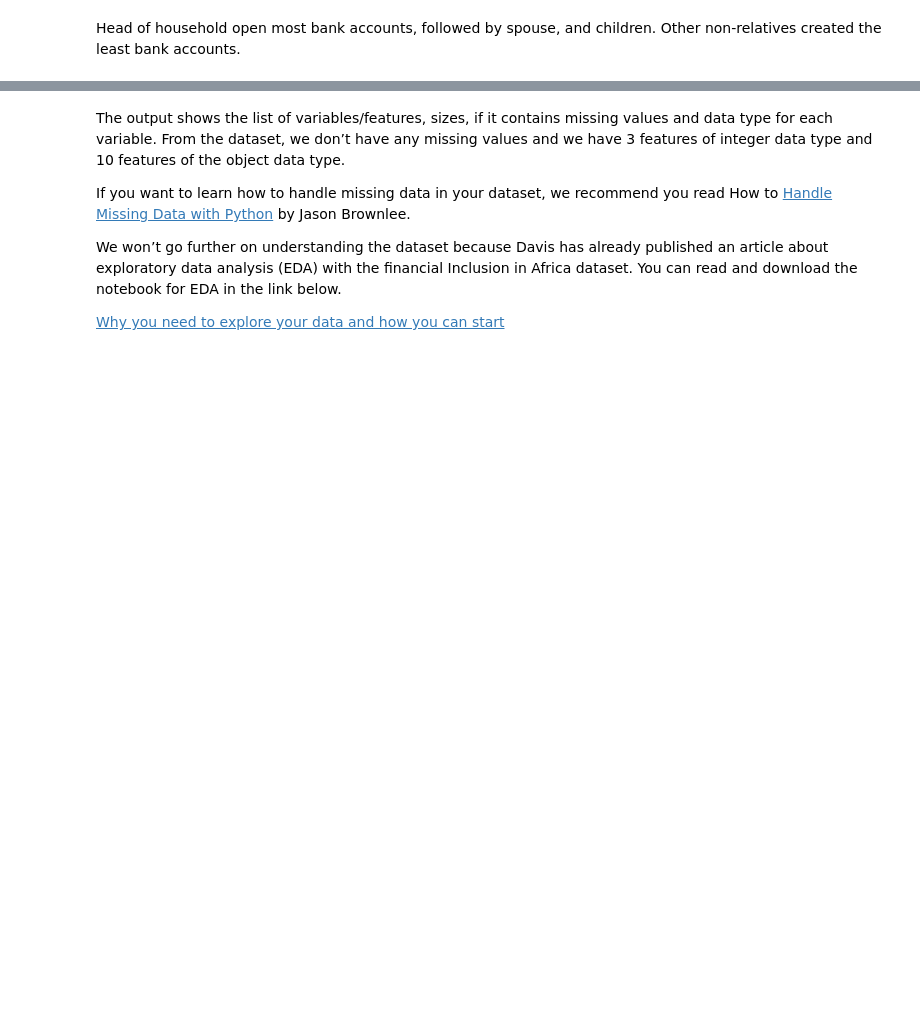
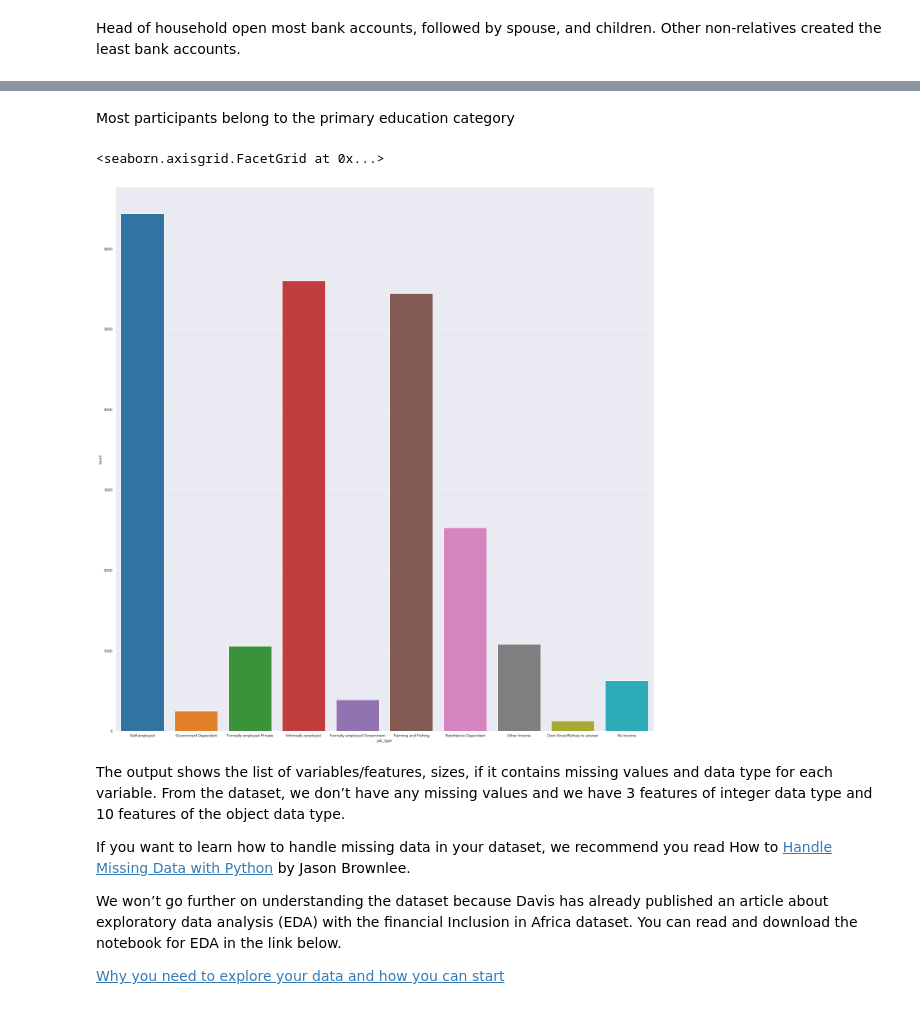
Before and after one commit to Eben-Success/ML_Financial_Inclusion_In_Africa, a Jupyter notebook: StarterNotebook.ipynb, the cells around one changed output, grey strips where cells are left out. Saved outputs shown, nothing was run; the diff lists cells and outputs as text; code cells hidden in the pictures; blank space fills up the shorter version.

```diff
--- a/StarterNotebook.ipynb
+++ b/StarterNotebook.ipynb
@@ -202,5 +252,10 @@ Head of household open most bank accounts, followed by spouse, and children. Oth
+# %% [markdown]
+Most participants belong to the primary education category
 # %%
-sns.catplot(x="marital_status", kind="count", data=train)
+sns.catplot(x="job_type", kind="count", height=20, data=train)
+# %% [output]
+<seaborn.axisgrid.FacetGrid at 0x...>
+[figure, added]
 # %% [markdown]
 The output shows the list of variables/features, sizes, if it contains missing values and data type for each variable. From the dataset, we don’t have any missing values and we have 3 features of integer data type and 10 features of the object data type.
 
```
Also changed, not shown: parts of 4 cells of this notebook.
